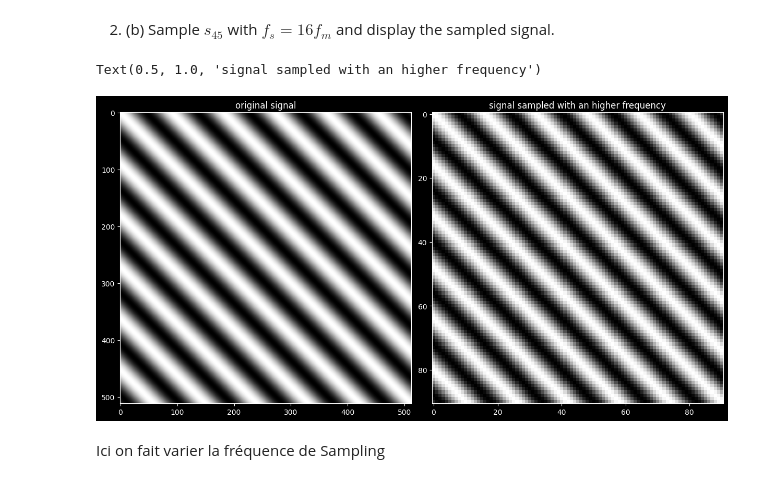
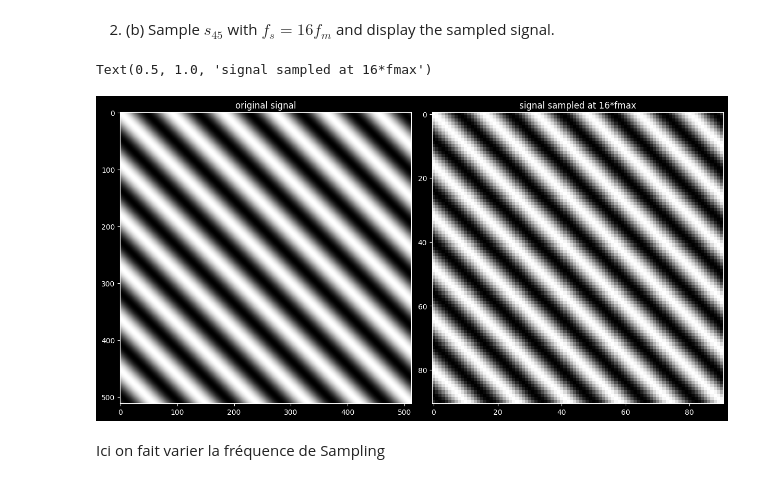
Before and after one commit to HugoRdet/BIMA, a Jupyter notebook: TME3/TME3.ipynb, the cells around one changed output. Drawn from its saved outputs; the diff is of its cells as text; code cells hidden in the pictures.

```diff
--- a/TME3/TME3.ipynb
+++ b/TME3/TME3.ipynb
@@ -108,14 +109,14 @@ fmax =  0.011048543456039804
 # %%
 axs = (plt.figure(constrained_layout=True,figsize=(1000//80,1000//80))
        .subplots(1, 2, sharex=False, sharey=False))
 axs[0].imshow(I,cmap="gray")
 axs[0].set_title('original signal')
 I2=sinusoid2d(A=1,theta=45,T0=64,Te=1/(16*fm),size=512)
 axs[1].imshow(I2,cmap="gray")
-axs[1].set_title('signal sampled with an higher frequency')
+axs[1].set_title('signal sampled at 16*fmax')
 # %% [output]
-Text(0.5, 1.0, 'signal sampled with an higher frequency')
+Text(0.5, 1.0, 'signal sampled at 16*fmax')
-[figure, old version]
+[figure, new version]
 # %% [markdown]
 Ici on fait varier la fréquence de Sampling
 # %%
```
Also changed, not shown: parts of 11 cells of this notebook, 8 other files.
